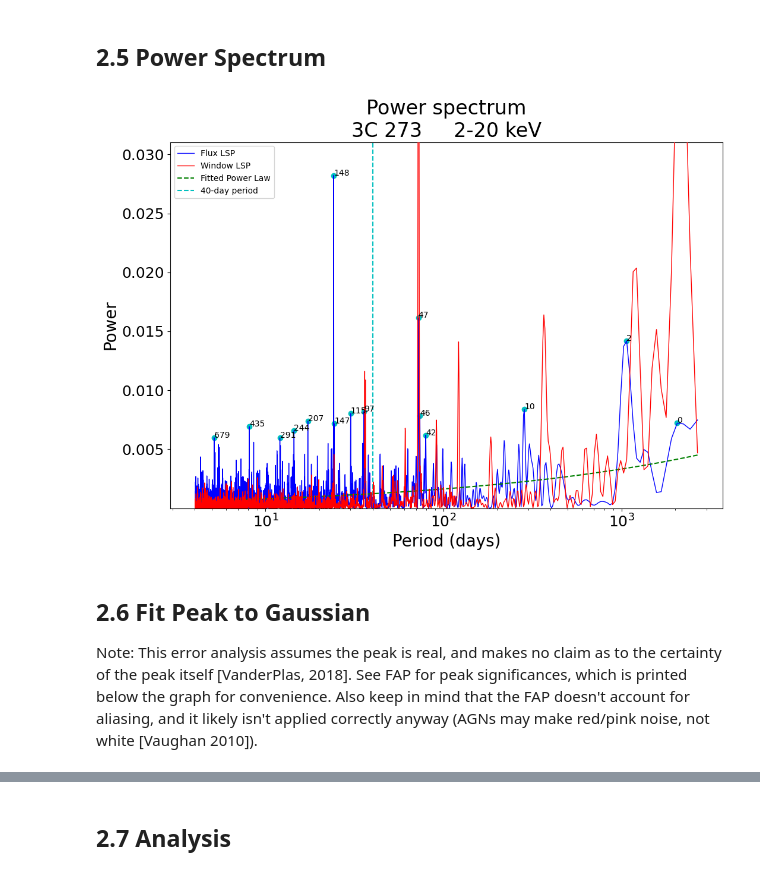
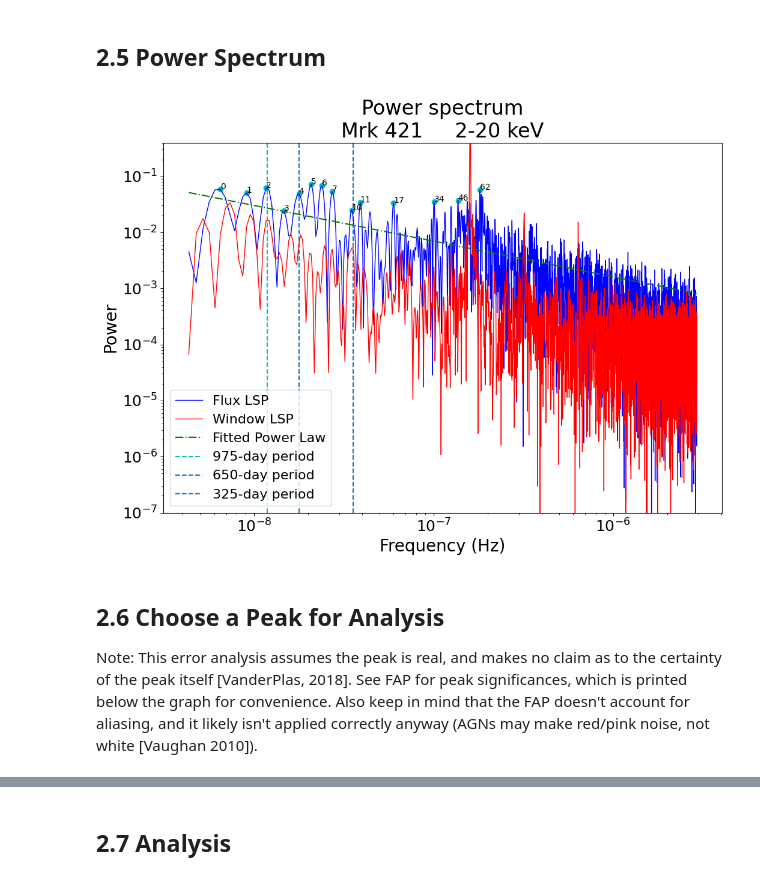
Before and after one commit to Beauremontt/AGN-Flux-Timing-Analysis, a Jupyter notebook: AGNFluxTimingAnalysis.ipynb, the cells around one changed output, grey strips where cells are left out. Saved outputs shown, nothing was run; the diff lists cells and outputs as text; code cells hidden in the pictures.

```diff
--- a/AGNFluxTimingAnalysis.ipynb
+++ b/AGNFluxTimingAnalysis.ipynb
@@ -58,13 +58,13 @@ def display_data(prefix):
 # @title  { form-width: "30%" }
 
 # url of the flux data
-url = "http://maxi.riken.jp/star_data/J1229+020/J1229+020_g_lc_1day_all.dat" # @param {type:"string"}
+url = "http://maxi.riken.jp/star_data/J1104+382/J1104+382_g_lc_1day_all.dat" # @param {type:"string"}
 
 # filename if you choose not to pull from url
 filename = "" # @param {type:"string"}
 
 # name of the AGN to display on plots
-flux_source = "3C 273"  # @param {type:"string"}
+flux_source = "Mrk 421"  # @param {type:"string"}
 
 # which energy range to use; value is ordinal and depends on the archive
   # MAXI includes four different bands in each data file: 2-20, 2-4, 4-10, and 10-20 keV
@@ -374,23 +374,23 @@ call any LSP value array by `LSP_array["LSP index"]`, where `LSP_array` is any o
 # @title  { form-width: "25%" }
 
 # whether to plot the LSP in frequency or period space
-lsp_xaxis = "Period (days)" # @param ["Frequency (Hz)", "Period (days)"]
+lsp_xaxis = "Frequency (Hz)" # @param ["Frequency (Hz)", "Period (days)"]
 
 # period in days to be plotted as a vertical line on the power spectrum
-day_bar = 40 # @param {type:"raw"}
+day_bar = 975 # @param {type:"raw"}
 
 # how many of the top peaks to label; set to 0 to not label peaks
-top_peaks = 15 # @param {type:"integer"}
+top_peaks = 6 # @param {type:"integer"}
 if top_peaks == None: top_peaks = 0
 
 # scaling of the power axis on the power spectrum: either log or linear
-lsp_yscale = "linear" # @param ["linear", "log"]
+lsp_yscale = "log" # @param ["linear", "log"]
 
 # whether to limit yscale to power min and slightly over power max
-default_ylim = True # @param {type:"boolean"}
+default_ylim = False # @param {type:"boolean"}
 
 # give limits in the form "(lower, upper)", or leave blank
-lsp_ylim = None  # @param {type:"raw"}
+lsp_ylim = (10**-7, 4*10**-1)  # @param {type:"raw"}
 lsp_xlim = None  # @param {type:"raw"}
 
 
@@ -409,7 +409,7 @@ plt.plot(lsp_xs, power, 'b', linewidth=1, label='Flux LSP', zorder=2)  # actual
 plt.plot(tht_xs, ppower,'r', linewidth=1, label='Window LSP', zorder=3)  # Thomas test
 
 # plot linear fit based on log-log plot
-plt.plot(fit_xs, exponential(freq_exp, prefactor, exponent), 'g--', label='Fitted Power Law')
+plt.plot(fit_xs, exponential(freq_exp, prefactor, exponent), 'g-.', label='Fitted Power Law', zorder=3)
 
 # plot vertical line for scrubbing
 if day_bar != 0 and day_bar != None:
@@ -421,47 +421,55 @@ if day_bar != 0 and day_bar != None:
 
 
 # plot notable peaks
-if top_peaks > 0:
-  high_peaks = sorted_peaks[:top_peaks]  # pick out peaks indices of top 1% of peaks
-  idx_high = peaks[high_peaks]  # peaks indices to LSP indices
+#if top_peaks > 0:
+#  high_peaks = sorted_peaks[:top_peaks]  # picks out indices of a number of higheast peaks
+#  idx_high = peaks[high_peaks]  # peaks indices to LSP indices
+#  plt.scatter(lsp_xs[idx_high], power[idx_high], color='c')  # places dots on graph
+#  for i in range(len(idx_high)):  # label dots with peaks index
+#    plt.text(lsp_xs[idx_high[i]], power[idx_high[i]], str(high_peaks[i]))
+
+# manually choose plotted peaks
+chosen_peaks = [5, 6, 2, 0, 62, 7, 1, 4, 46, 11, 17, 10, 3, 34]
+if len(chosen_peaks) > 0:
+  idx_high = peaks[chosen_peaks]
   plt.scatter(lsp_xs[idx_high], power[idx_high], color='c')  # places dots on graph
   for i in range(len(idx_high)):  # label dots with peaks index
-    plt.text(lsp_xs[idx_high[i]], power[idx_high[i]], str(high_peaks[i]))
-
-
+    plt.text(lsp_xs[idx_high[i]], power[idx_high[i]], str(chosen_peaks[i]))
+plt.axvline(x=1/(650*86400), linestyle='dashed', label=f'{650}-day period', zorder=1)
+plt.axvline(x=1/(325*86400), linestyle='dashed', label=f'{325}-day period', zorder=1)
 # plot labels
 plt.title(f'Power spectrum\n{flux_source}     {band_label}', fontsize=24)
 plt.xlabel(lsp_xaxis, fontsize=20)
 plt.ylabel('Power', fontsize=20)
 plt.tick_params(labelsize=18)
-plt.legend()
+plt.legend(fontsize=16)
 
 # scaling of plot
 plt.xscale('log')
 plt.yscale(lsp_yscale)
 
 # limits of plot
 if default_ylim == True:
   lsp_ylim = (min(power), 1.1*max(power))
   if lsp_yscale == 'log':
     lsp_ylim = (0.9*min(power), 1.5*max(power))
 if lsp_ylim != None: plt.ylim(lsp_ylim)
 
 if lsp_xlim != None: plt.xlim(lsp_xlim)
 
 
 # save figure to file
 if lsp_xaxis == 'Frequency (Hz)':
-  suffix = lsp_yscale+" LSP (frequencies)"
+  suffix = f" LSP (frequencies, {lsp_yscale})"
 else:
-  suffix = lsp_yscale+" LSP (periods)"
+  suffix = f" LSP (periods, {lsp_yscale})"
 if save_plots == True: save_plot(suffix)
 
 plt.show()
 # %% [output]
-[figure, old version]
+[figure, new version]
 # %% [markdown]
-## 2.6 Fit Peak to Gaussian
+## 2.6 Choose a Peak for Analysis
 Note: This error analysis assumes the peak is real, and makes no claim as to the certainty of the peak itself [VanderPlas, 2018]. See FAP for peak significances, which is printed below the graph for convenience. Also keep in mind that the FAP doesn't account for aliasing, and it likely isn't applied correctly anyway (AGNs may make red/pink noise, not white [Vaughan 2010]).
 # %%
 # @title  { form-width: "25%" }
```
Also changed, not shown: parts of 7 cells of this notebook.
